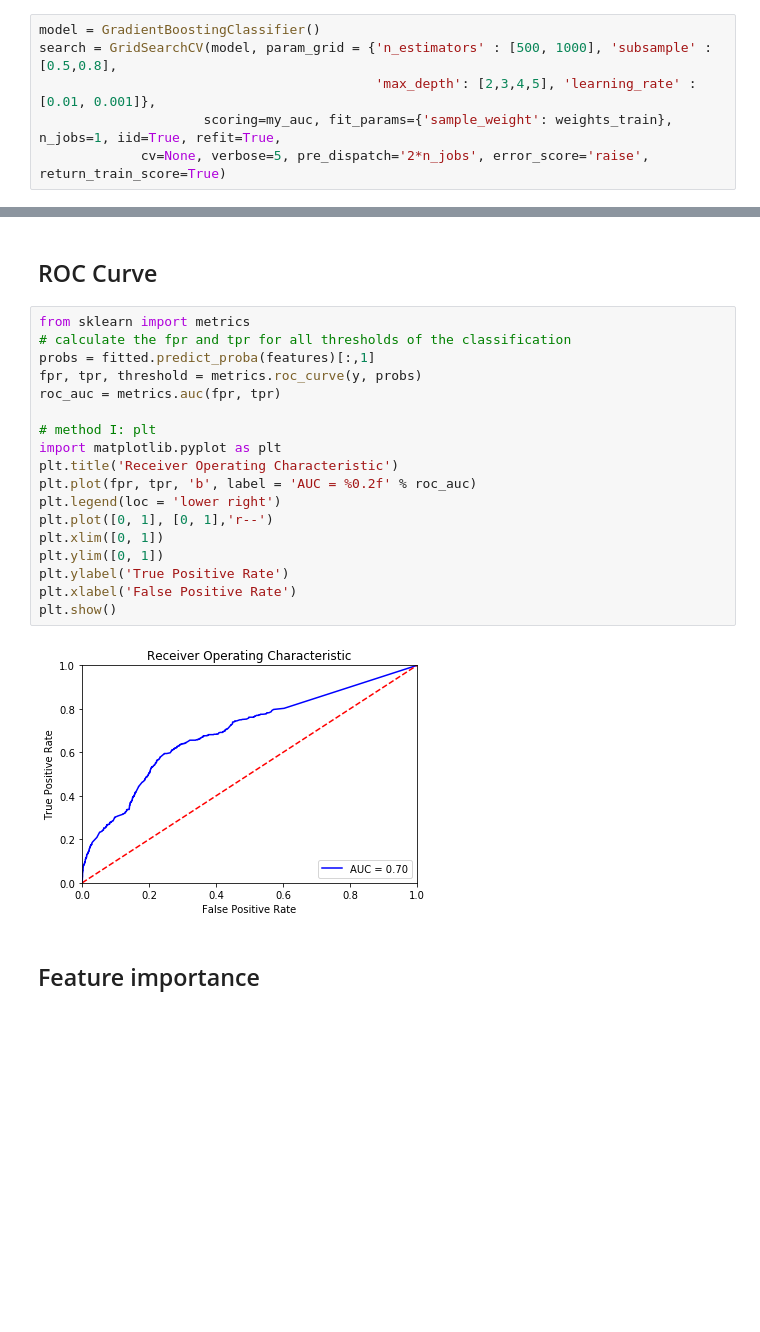
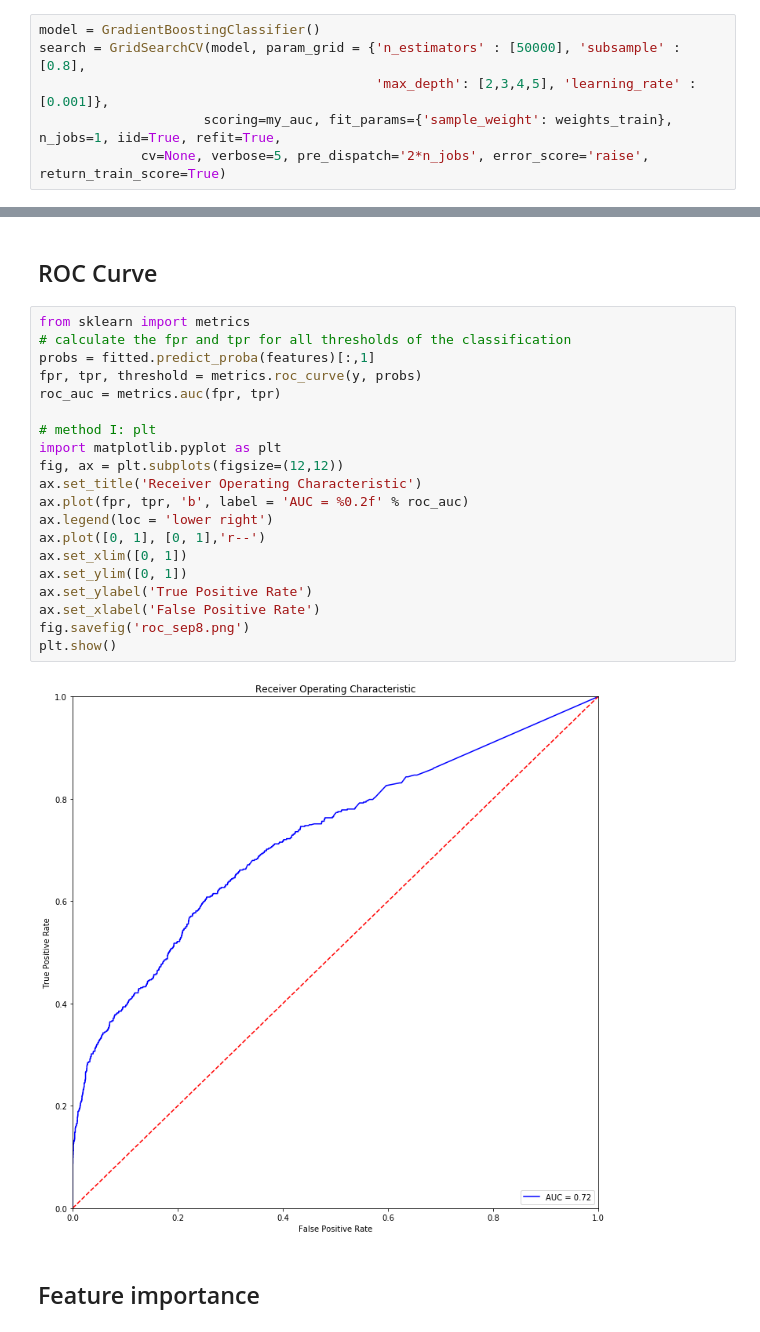
Before and after one commit to mariamendieta/solar_communities, a Jupyter notebook: Extensive_model.ipynb, the cells around one changed output, grey strips where cells are left out. Cells and saved outputs as stored; diff of their text form; blank space fills up the shorter version.

```diff
--- a/Extensive_model.ipynb
+++ b/Extensive_model.ipynb
@@ -133,8 +133,8 @@ my_auc = make_scorer(custom_auc, greater_is_better=True, needs_proba=True)
 X_train, X_test, y_train, y_test, weights_train, weights_test = train_test_split(features, y, weights, test_size=0.3, random_state=42)
 # %%
 model = GradientBoostingClassifier()
-search = GridSearchCV(model, param_grid = {'n_estimators' : [500, 1000], 'subsample' :[0.5,0.8],
-                                           'max_depth': [2,3,4,5], 'learning_rate' : [0.01, 0.001]},
+search = GridSearchCV(model, param_grid = {'n_estimators' : [50000], 'subsample' :[0.8],
+                                           'max_depth': [2,3,4,5], 'learning_rate' : [0.001]},
                      scoring=my_auc, fit_params={'sample_weight': weights_train}, n_jobs=1, iid=True, refit=True,
              cv=None, verbose=5, pre_dispatch='2*n_jobs', error_score='raise', return_train_score=True)
 # %%
@@ -204,23 +202,25 @@ np.mean(df1['result'])
 # %%
 from sklearn import metrics
 # calculate the fpr and tpr for all thresholds of the classification
 probs = fitted.predict_proba(features)[:,1]
 fpr, tpr, threshold = metrics.roc_curve(y, probs)
 roc_auc = metrics.auc(fpr, tpr)
 
 # method I: plt
 import matplotlib.pyplot as plt
-plt.title('Receiver Operating Characteristic')
-plt.plot(fpr, tpr, 'b', label = 'AUC = %0.2f' % roc_auc)
-plt.legend(loc = 'lower right')
-plt.plot([0, 1], [0, 1],'r--')
-plt.xlim([0, 1])
-plt.ylim([0, 1])
-plt.ylabel('True Positive Rate')
-plt.xlabel('False Positive Rate')
+fig, ax = plt.subplots(figsize=(12,12))
+ax.set_title('Receiver Operating Characteristic')
+ax.plot(fpr, tpr, 'b', label = 'AUC = %0.2f' % roc_auc)
+ax.legend(loc = 'lower right')
+ax.plot([0, 1], [0, 1],'r--')
+ax.set_xlim([0, 1])
+ax.set_ylim([0, 1])
+ax.set_ylabel('True Positive Rate')
+ax.set_xlabel('False Positive Rate')
+fig.savefig('roc_sep8.png')
 plt.show()
 # %% [output]
-[figure, old version]
+[figure, new version]
 # %% [markdown]
 ## Feature importance
 # %%
```
Also changed, not shown: parts of 11 cells of this notebook, 6 other files.
